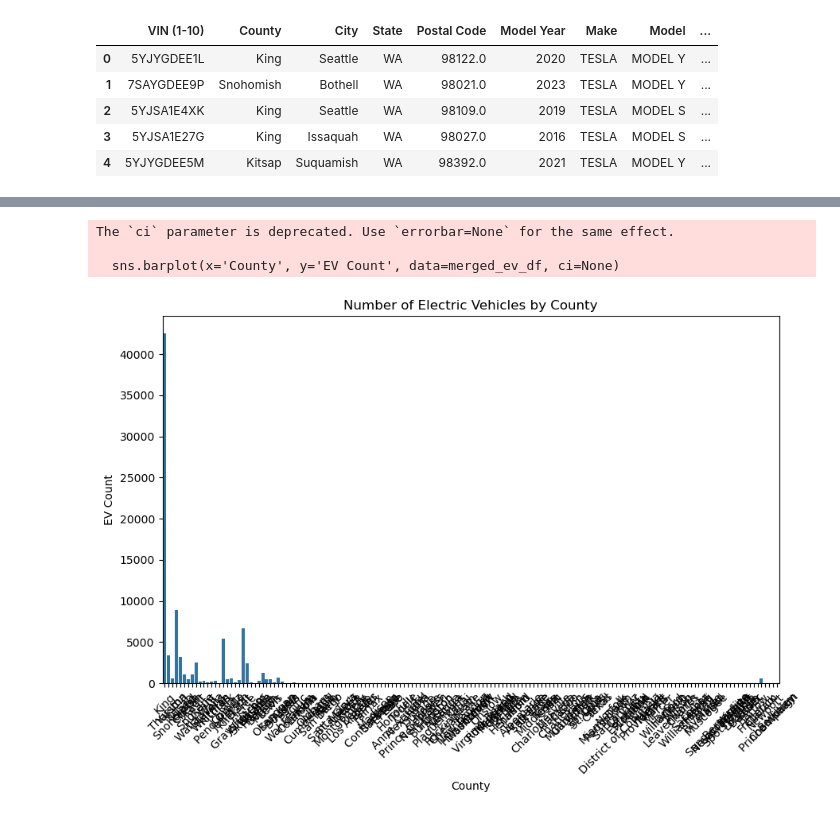
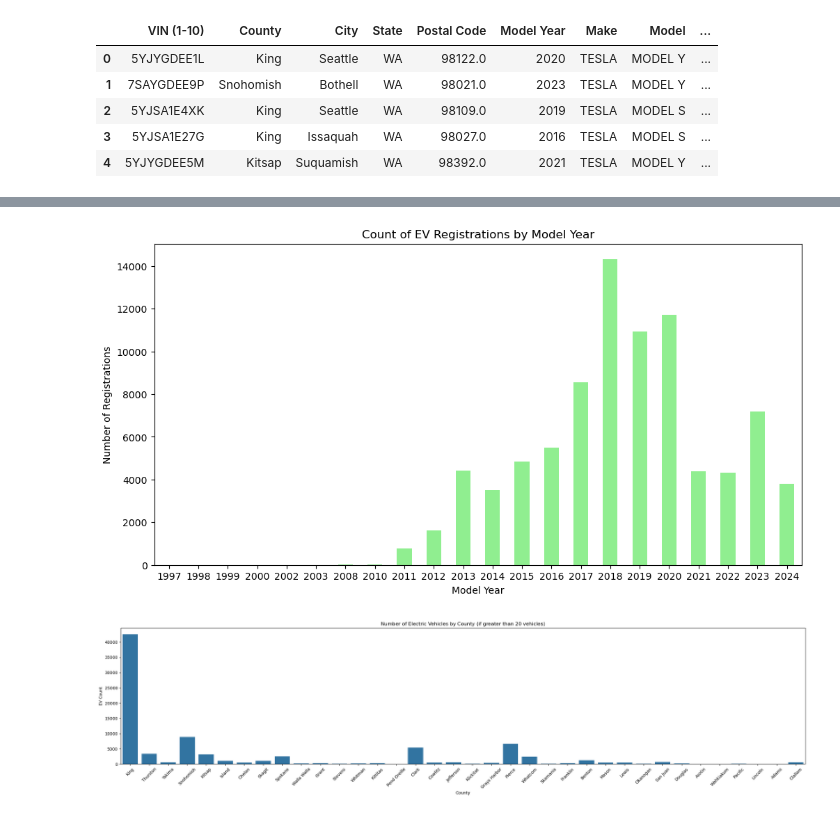
Before and after one commit to vivianzhou1288/info2950-final, a Jupyter notebook: Phase 2.ipynb, the cells around one changed output, grey strips where cells are left out. Saved outputs shown, nothing was run; the diff lists cells and outputs as text; code cells hidden in the pictures.

Commit message:
Cleaned data and added plots

```diff
--- a/Phase 2.ipynb
+++ b/Phase 2.ipynb
@@ -26,3 +111,13 @@ ev_df.head()
+# %%
+plt.figure(figsize=(12, 6))
+year_counts.plot(kind='bar', color='lightgreen')
+plt.title('Count of EV Registrations by Model Year')
+plt.xlabel('Model Year')
+plt.ylabel('Number of Registrations')
+plt.xticks(rotation=0)
+plt.show()
+# %% [output]
+[figure, added]
 # %%
 ev_df = ev_df.dropna(subset=['County', 'Model Year', 'Make', 'Electric Vehicle Type', 'Electric Range'])
 ev_df = ev_df[ev_df['Electric Range'] > 0]
@@ -40,15 +135,14 @@ merged_ev_df = duckdb.query("""
     LEFT JOIN county_ev_counts AS b ON a.County = b.County
 """).to_df()
 # %%
-plt.figure(figsize=(10, 6))
-sns.barplot(x='County', y='EV Count', data=merged_ev_df, ci=None)
+plt.figure(figsize=(30, 6))
+merged_ev_df['EV Count >5'] = merged_ev_df['EV Count'] > 20
+count_greater_than_5 = merged_ev_df[merged_ev_df['EV Count'] > 20]
+sns.barplot(x='County', y= 'EV Count', data=count_greater_than_5, errorbar=None)
 plt.xticks(rotation=45)
-plt.title('Number of Electric Vehicles by County')
+plt.title('Number of Electric Vehicles by County (if greater than 20 vehicles)')
 plt.ylabel('EV Count')
 plt.xlabel('County')
 plt.show()
 # %% [output]
-The `ci` parameter is deprecated. Use `errorbar=None` for the same effect.
-
-  sns.barplot(x='County', y='EV Count', data=merged_ev_df, ci=None)
-[figure, old version]
+[figure, new version]
```
Also changed, not shown: parts of 15 cells of this notebook.
